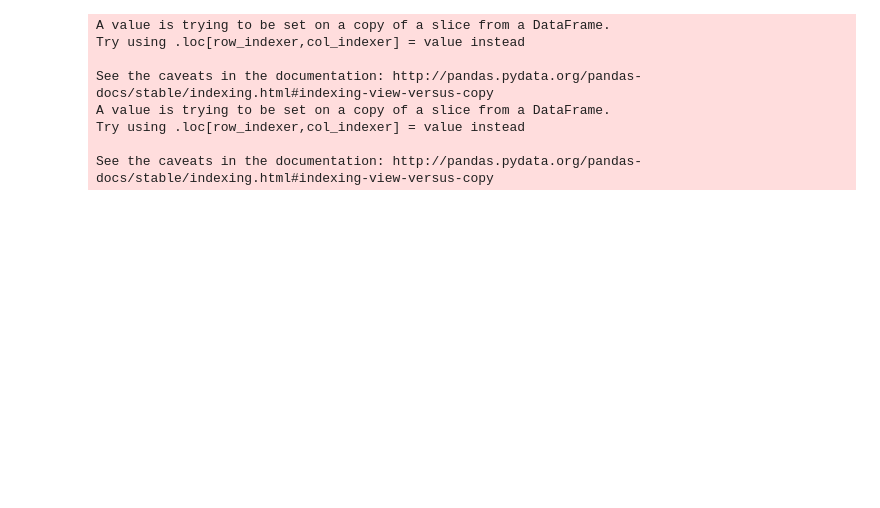
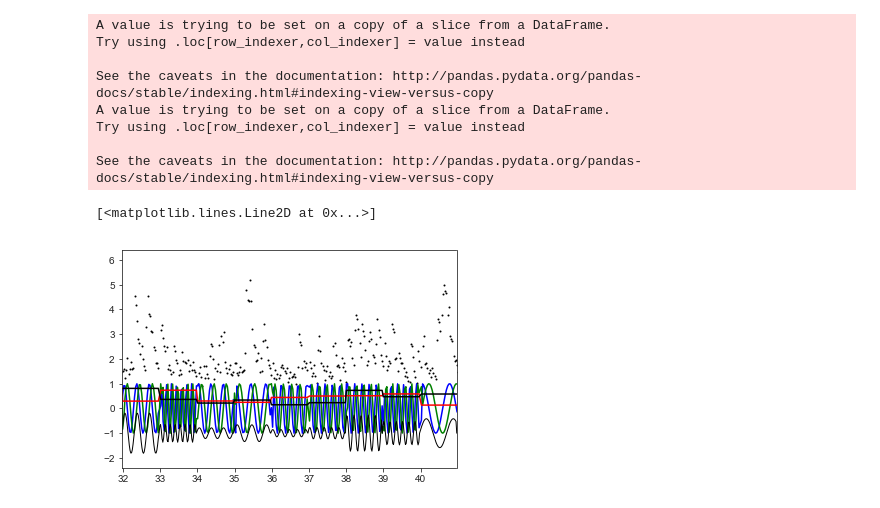
Before and after one commit to berenslab/bayesian_2p_pipeline, a Jupyter notebook: code/7_oscillation.ipynb, the cells around one changed output. Saved outputs shown, nothing was run; the diff lists cells and outputs as text; code cells hidden in the pictures; blank space fills up the shorter version.

```diff
--- a/code/7_oscillation.ipynb
+++ b/code/7_oscillation.ipynb
@@ -196,4 +202,20 @@ A value is trying to be set on a copy of a slice from a DataFrame.
 Try using .loc[row_indexer,col_indexer] = value instead
 
 See the caveats in the documentation: http://pandas.pydata.org/pandas-docs/stable/indexing.html#indexing-view-versus-copy
+# %%
+fig, ax = plt.subplots(1)
+
+ax.scatter(roi_df['t'], y + 2, s = 1, color = 'k', marker = 'o')
+
+ax.plot(roi_df['t'], x_cos, color = 'blue')
+ax.plot(roi_df['t'], x_sin, color = 'green')
+ax.plot(roi_df['t'], x_frequency / 10, color = 'red')
+ax.plot(roi_df['t'], x_contrast / 100, color = 'black')
+
+start = stimulation_start + 18
+ax.set_xlim(start, start + 9)
+ax.plot(sine_tpnts, sine_stimulus - 1, linewidth = 1, color = 'k')
+# %% [output]
+[<matplotlib.lines.Line2D at 0x...>]
+[figure, added]
 # %%
```
Also changed, not shown: parts of 34 cells of this notebook.
